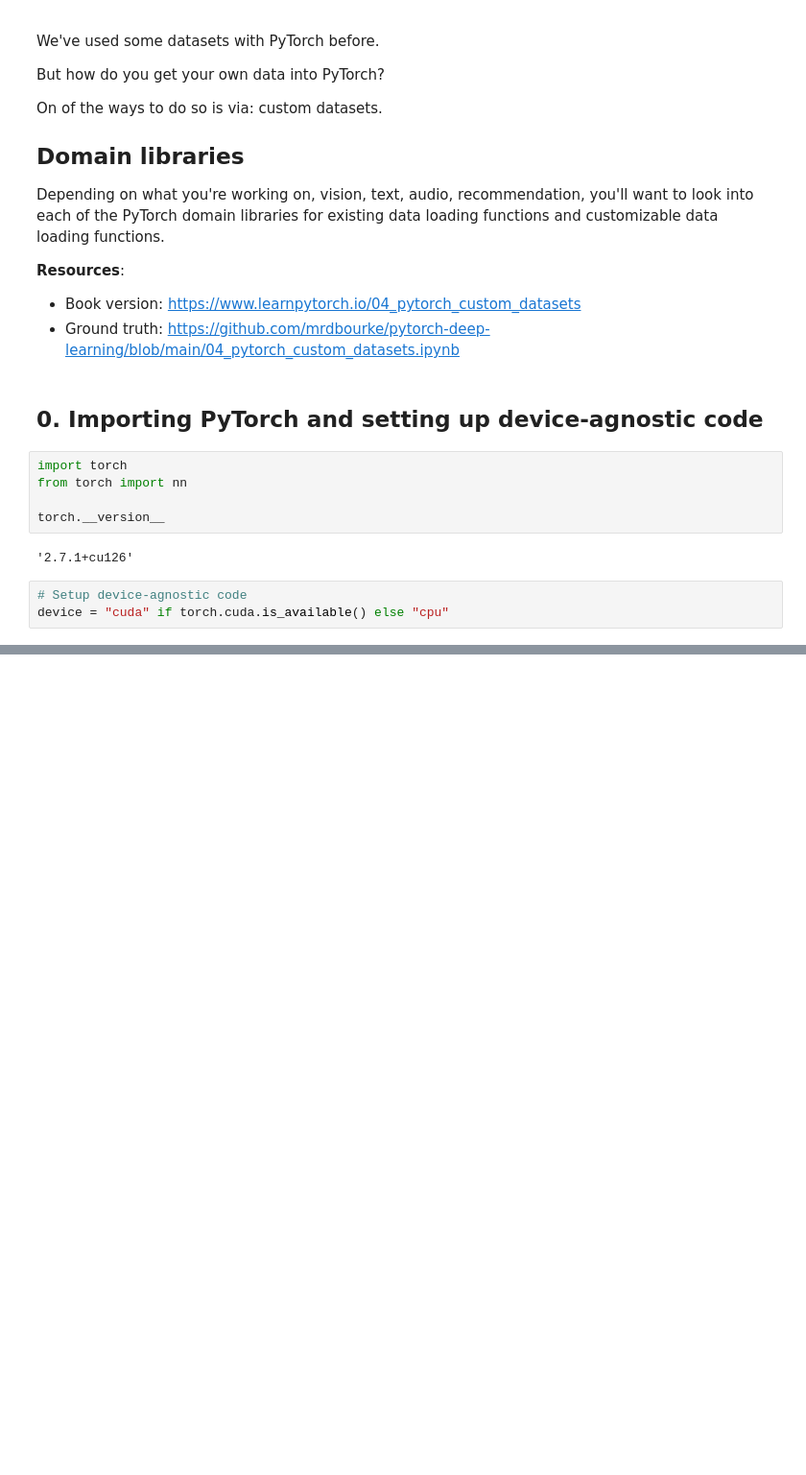
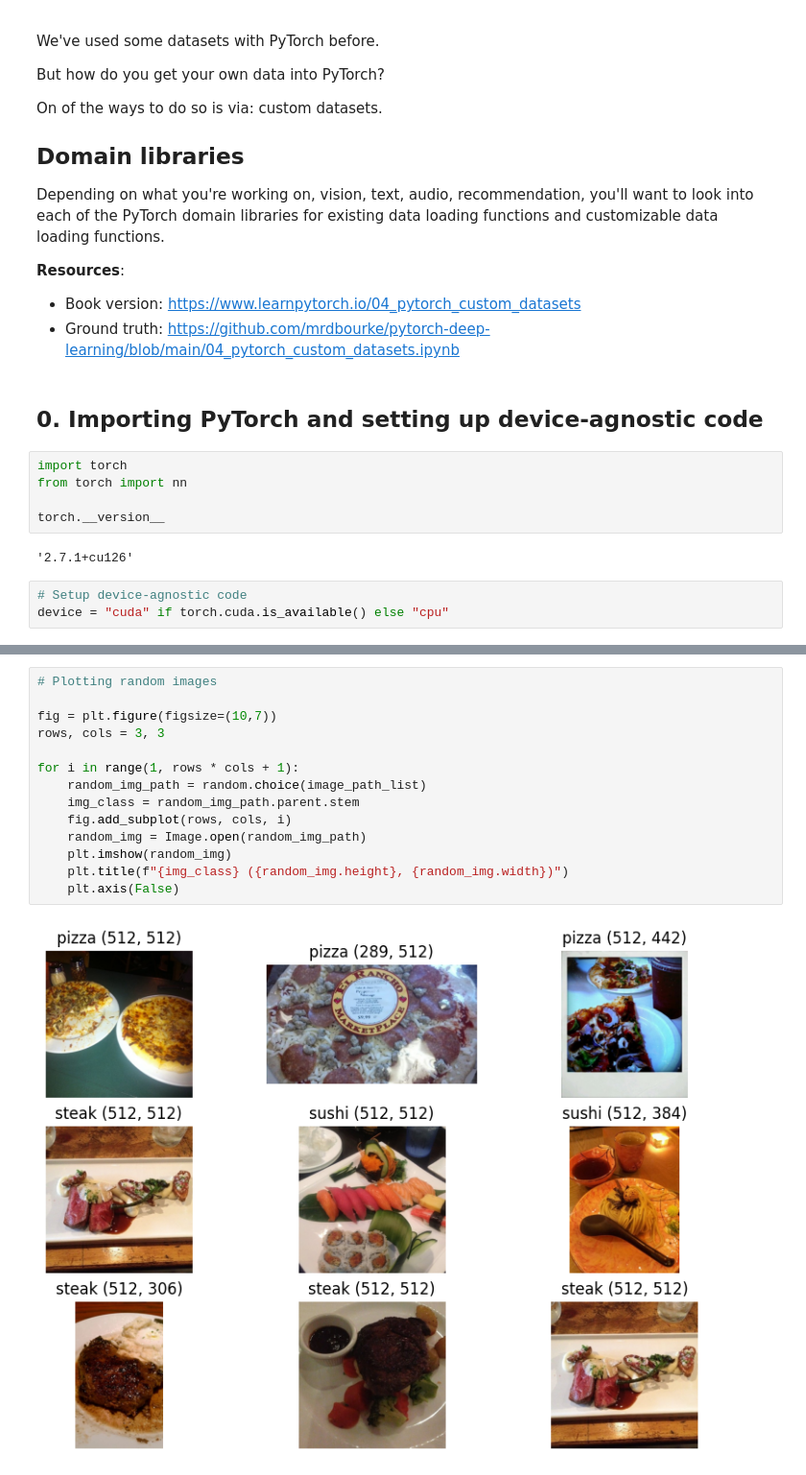
Before and after one commit to Shibarashii/PyTorch-For-Deep-Learning-Bootcamp, a Jupyter notebook: 004. PyTorch Custom Datasets/1. 04_pytorch_custom_datasets.ipynb, the cells around one changed output, grey strips where cells are left out. Shown at 96% size. Saved outputs shown, nothing was run; the diff lists cells and outputs as text; blank space fills up the shorter version.

```diff
--- a/004. PyTorch Custom Datasets/1. 04_pytorch_custom_datasets.ipynb
+++ b/004. PyTorch Custom Datasets/1. 04_pytorch_custom_datasets.ipynb
@@ -28,0 +182,16 @@ device = "cuda" if torch.cuda.is_available() else "cpu"
+# %%
+# Plotting random images
+
+fig = plt.figure(figsize=(10,7))
+rows, cols = 3, 3
+
+for i in range(1, rows * cols + 1):
+    random_img_path = random.choice(image_path_list)
+    img_class = random_img_path.parent.stem
+    fig.add_subplot(rows, cols, i)
+    random_img = Image.open(random_img_path)
+    plt.imshow(random_img)
+    plt.title(f"{img_class} ({random_img.height}, {random_img.width})")
+    plt.axis(False)
+# %% [output]
+[figure, added]
```
Also changed, not shown: parts of 14 cells of this notebook.
